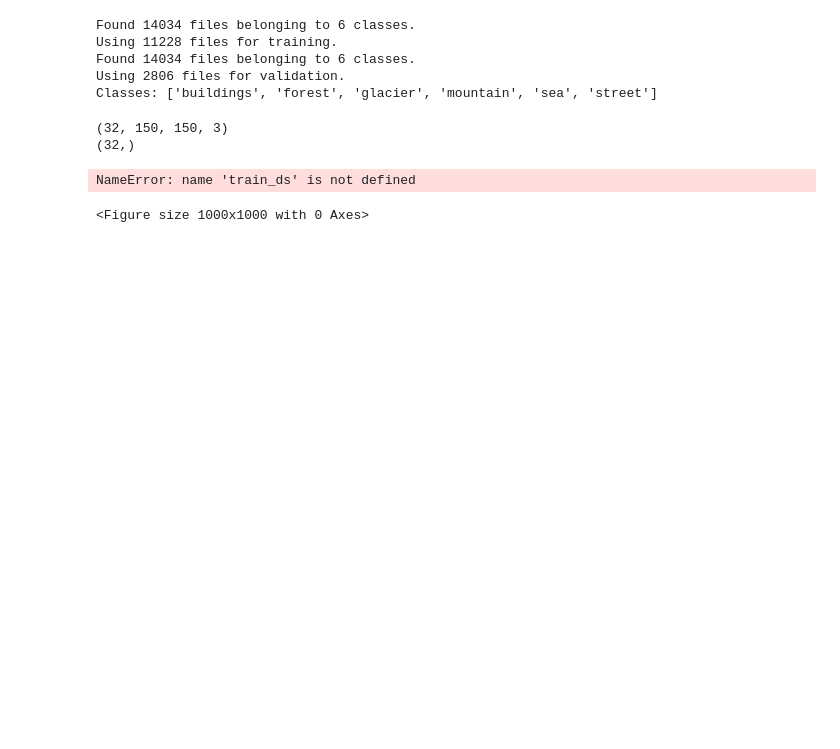
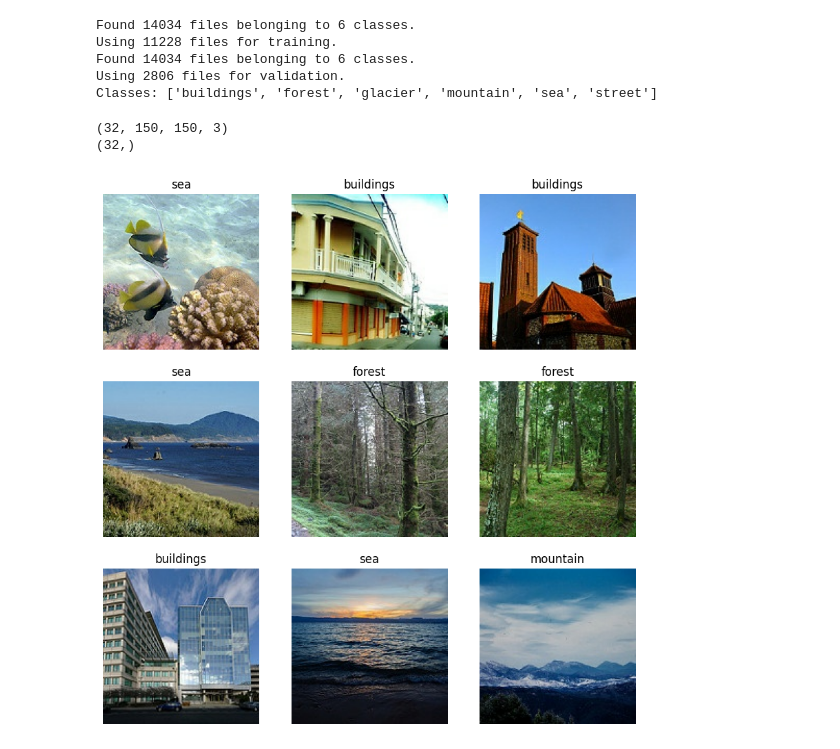
Before and after one commit to SaketSinha2005/GeoSceneNet, a Jupyter notebook: notebooks/01_dataset_ingestion.ipynb, the cells around one changed output. Cells and saved outputs as stored; diff of their text form; code cells hidden in the pictures; blank space fills up the shorter version.

```diff
--- a/notebooks/01_dataset_ingestion.ipynb
+++ b/notebooks/01_dataset_ingestion.ipynb
@@ -31,16 +31,15 @@ for images, labels in train_df.take(1):
 # %%
 import matplotlib.pyplot as plt
 
 plt.figure(figsize=(10, 10))
 
-for images, labels in train_ds.take(1):
+for images, labels in train_df.take(1):
     for i in range(9):
         ax = plt.subplot(3, 3, i + 1)
         plt.imshow(images[i].numpy().astype("uint8"))
         plt.title(class_names[labels[i]])
         plt.axis("off")
 
 plt.show()
 # %% [output]
-NameError: name 'train_ds' is not defined
-<Figure size 1000x1000 with 0 Axes>
+[figure, added]
```
